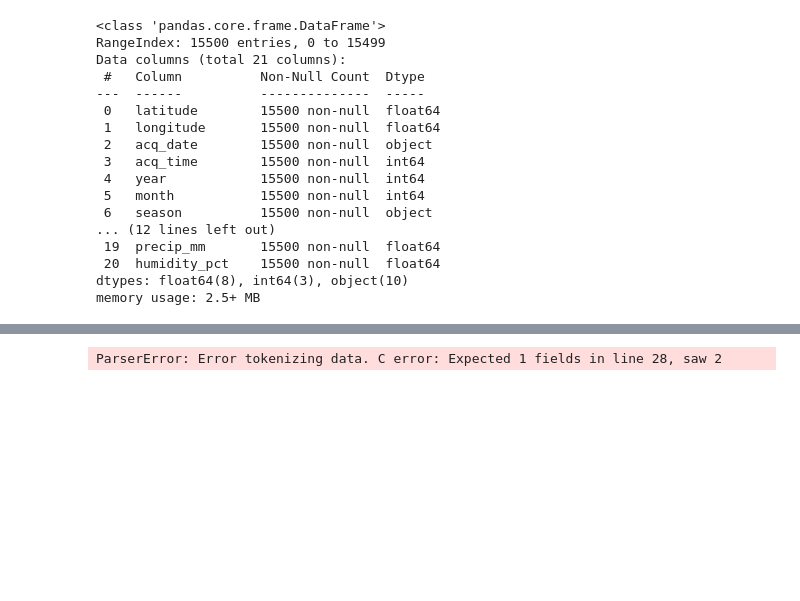
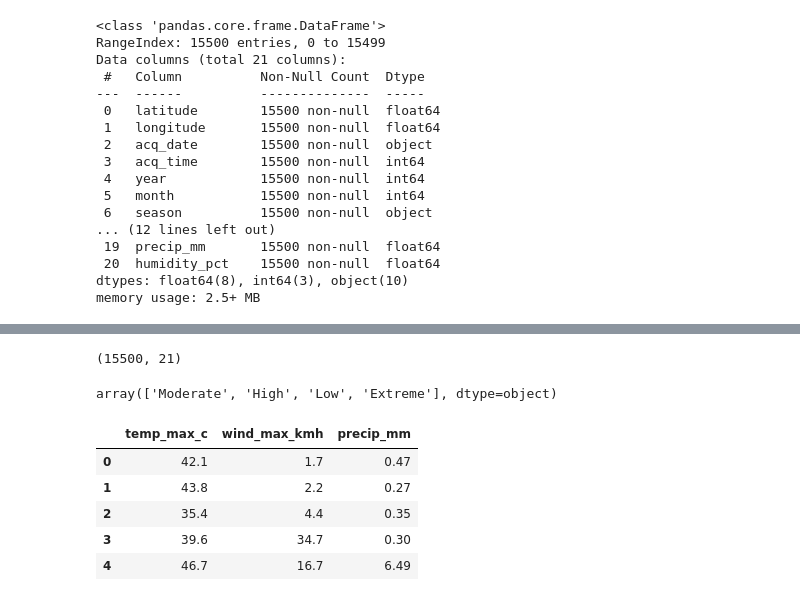
Before and after one commit to carmencnles/CEIABD, a Jupyter notebook: SAA/3ºEVA/TrabajoMatrizdeConfusion/Trabajo_Carmen.ipynb, the cells around one changed output, grey strips where cells are left out. Drawn from its saved outputs; the diff is of its cells as text; code cells hidden in the pictures; blank space fills up the shorter version.

```diff
--- a/SAA/3ºEVA/TrabajoMatrizdeConfusion/Trabajo_Carmen.ipynb
+++ b/SAA/3ºEVA/TrabajoMatrizdeConfusion/Trabajo_Carmen.ipynb
@@ -47,9 +67,25 @@ df.describe()
 | 50% | 10.477350 | 34.807950 | 1200.000000 | 2025.000000 | 8.000000 | 335.170000 | 35.445000 | 35.200000 | 12.500000 | ... |
 | 75% | 30.104450 | 95.064200 | 1756.000000 | 2025.000000 | 9.000000 | 346.670000 | 83.720000 | 39.200000 | 24.700000 | ... |
 | max | 69.982600 | 153.987500 | 2359.000000 | 2025.000000 | 12.000000 | 574.860000 | 3000.000000 | 55.500000 | 188.800000 | ... |
-# %%
-df = pd.read_csv("incendios-forestales.csv")
-
-df.head()
-# %% [output]
-ParserError: Error tokenizing data. C error: Expected 1 fields in line 28, saw 2
+# %%
+df.shape
+# %% [output]
+(15500, 21)
+# %%
+df["fire_intensity"].unique()
+# %% [output]
+array(['Moderate', 'High', 'Low', 'Extreme'], dtype=object)
+# %%
+# Variables a escoger con las que voy a trabajar
+# Temperatura maxima, velocidad del viento maxima y precipitación.
+
+variables = df[["temp_max_c", "wind_max_kmh", "precip_mm"]]
+
+variables.head()
+# %% [output]
+|  | temp_max_c | wind_max_kmh | precip_mm |
+| 0 | 42.1 | 1.7 | 0.47 |
+| 1 | 43.8 | 2.2 | 0.27 |
+| 2 | 35.4 | 4.4 | 0.35 |
+| 3 | 39.6 | 34.7 | 0.30 |
+| 4 | 46.7 | 16.7 | 6.49 |
```
Also changed, not shown: parts of 5 cells of this notebook, 3 other files.
